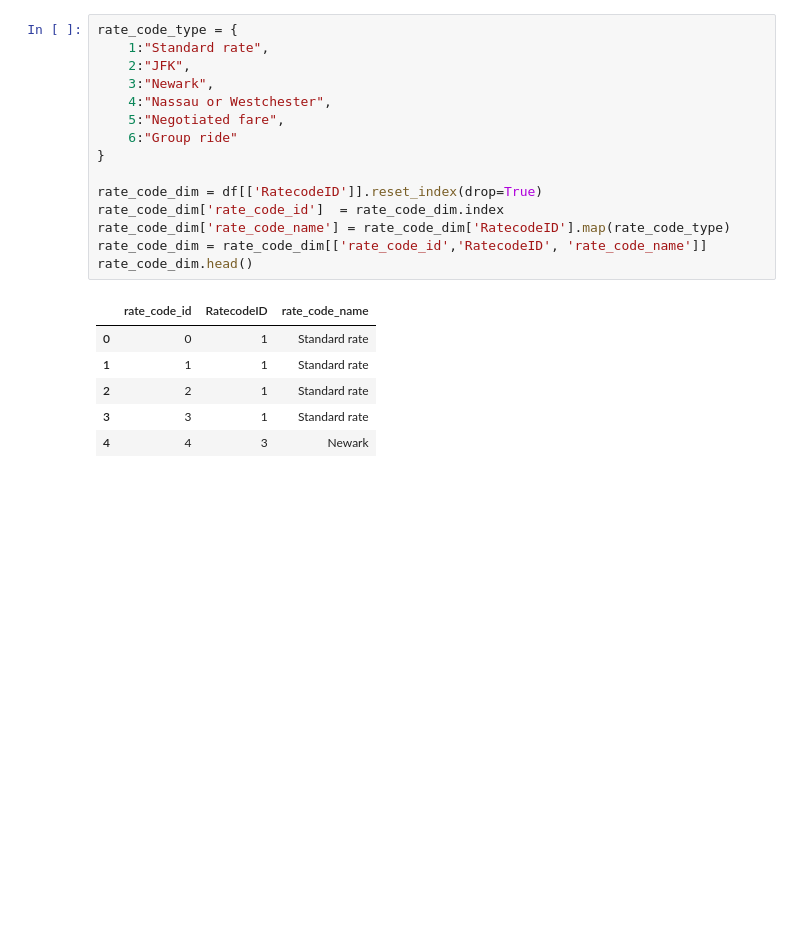
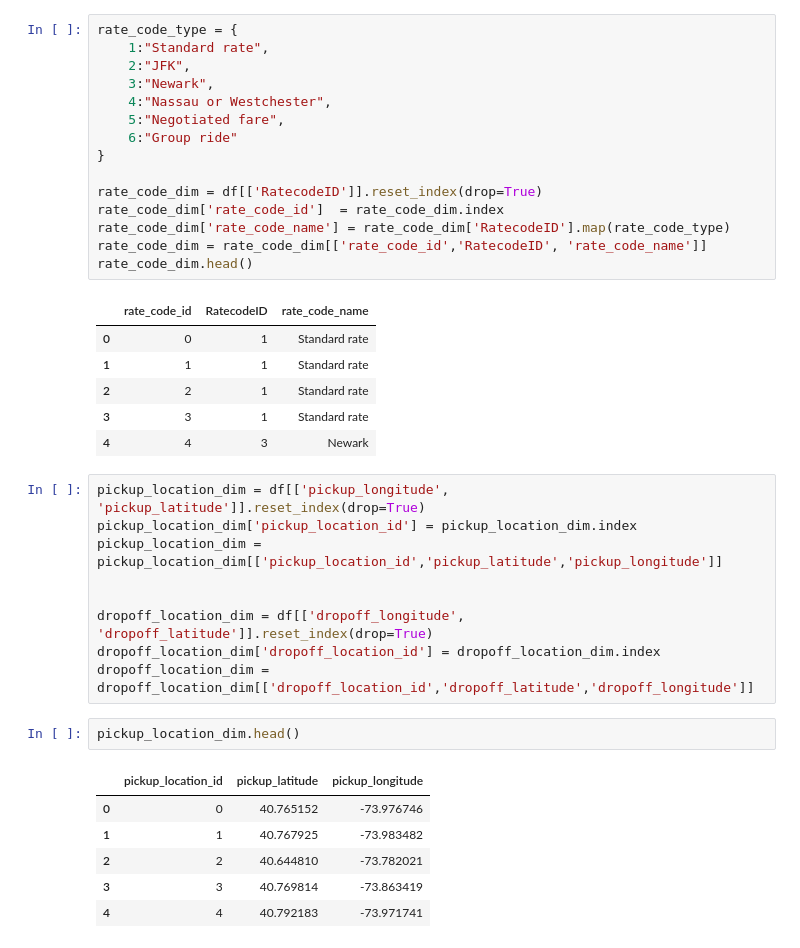
Before and after one commit to samwanyua/Uber-Data-Analytics, a Jupyter notebook: uber_data_pipeline.ipynb, the cells around one changed output. Drawn from its saved outputs; the diff is of its cells as text; blank space fills up the shorter version.

```diff
--- a/uber_data_pipeline.ipynb
+++ b/uber_data_pipeline.ipynb
@@ -141,3 +141,21 @@ rate_code_dim.head()
 | 2 | 2 | 1 | Standard rate |
 | 3 | 3 | 1 | Standard rate |
 | 4 | 4 | 3 | Newark |
+# %%
+pickup_location_dim = df[['pickup_longitude', 'pickup_latitude']].reset_index(drop=True)
+pickup_location_dim['pickup_location_id'] = pickup_location_dim.index
+pickup_location_dim = pickup_location_dim[['pickup_location_id','pickup_latitude','pickup_longitude']]
+
+
+dropoff_location_dim = df[['dropoff_longitude', 'dropoff_latitude']].reset_index(drop=True)
+dropoff_location_dim['dropoff_location_id'] = dropoff_location_dim.index
+dropoff_location_dim = dropoff_location_dim[['dropoff_location_id','dropoff_latitude','dropoff_longitude']]
+# %%
+pickup_location_dim.head()
+# %% [output]
+|  | pickup_location_id | pickup_latitude | pickup_longitude |
+| 0 | 0 | 40.765152 | -73.976746 |
+| 1 | 1 | 40.767925 | -73.983482 |
+| 2 | 2 | 40.644810 | -73.782021 |
+| 3 | 3 | 40.769814 | -73.863419 |
+| 4 | 4 | 40.792183 | -73.971741 |
```
Also changed, not shown: parts of 4 cells of this notebook.
